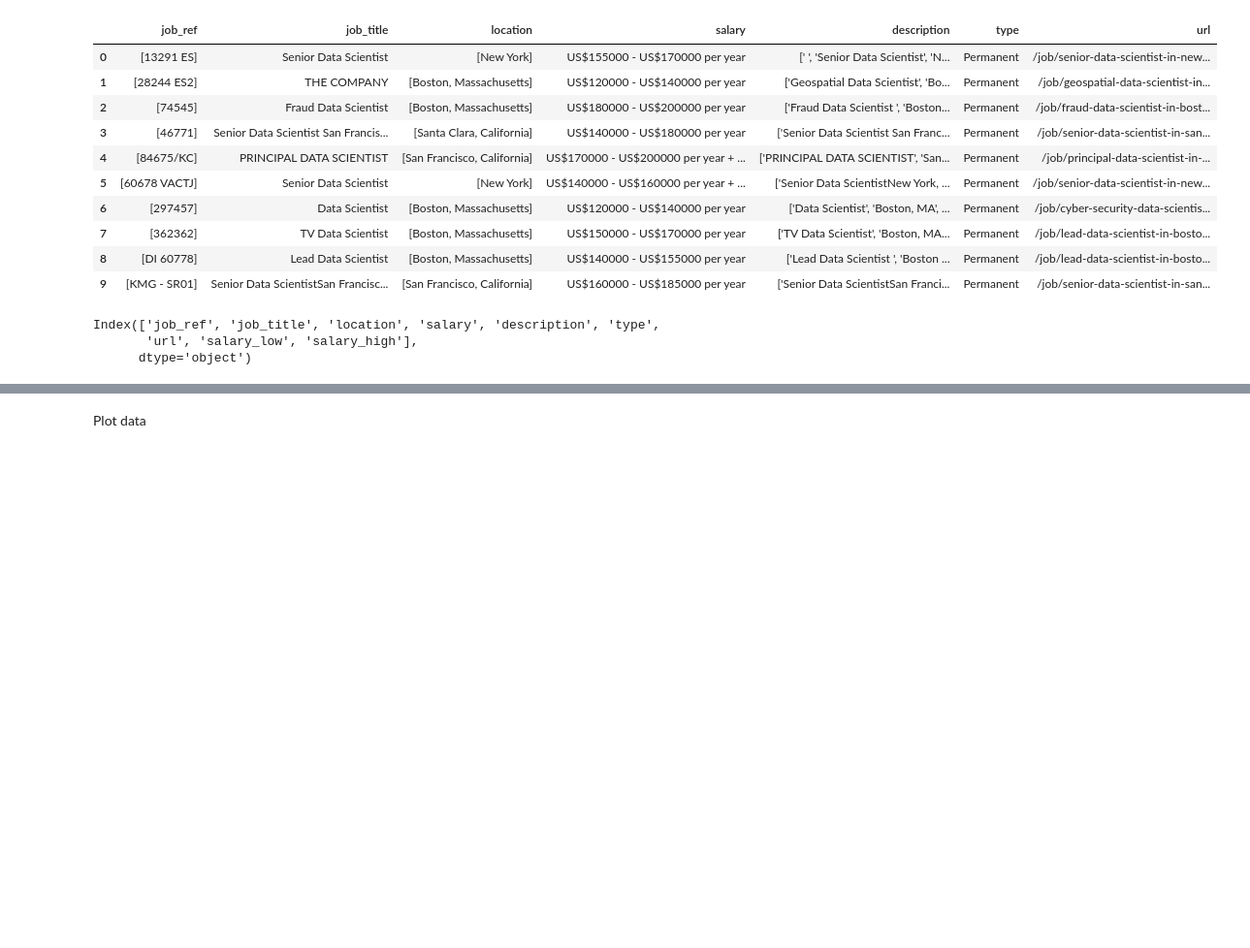
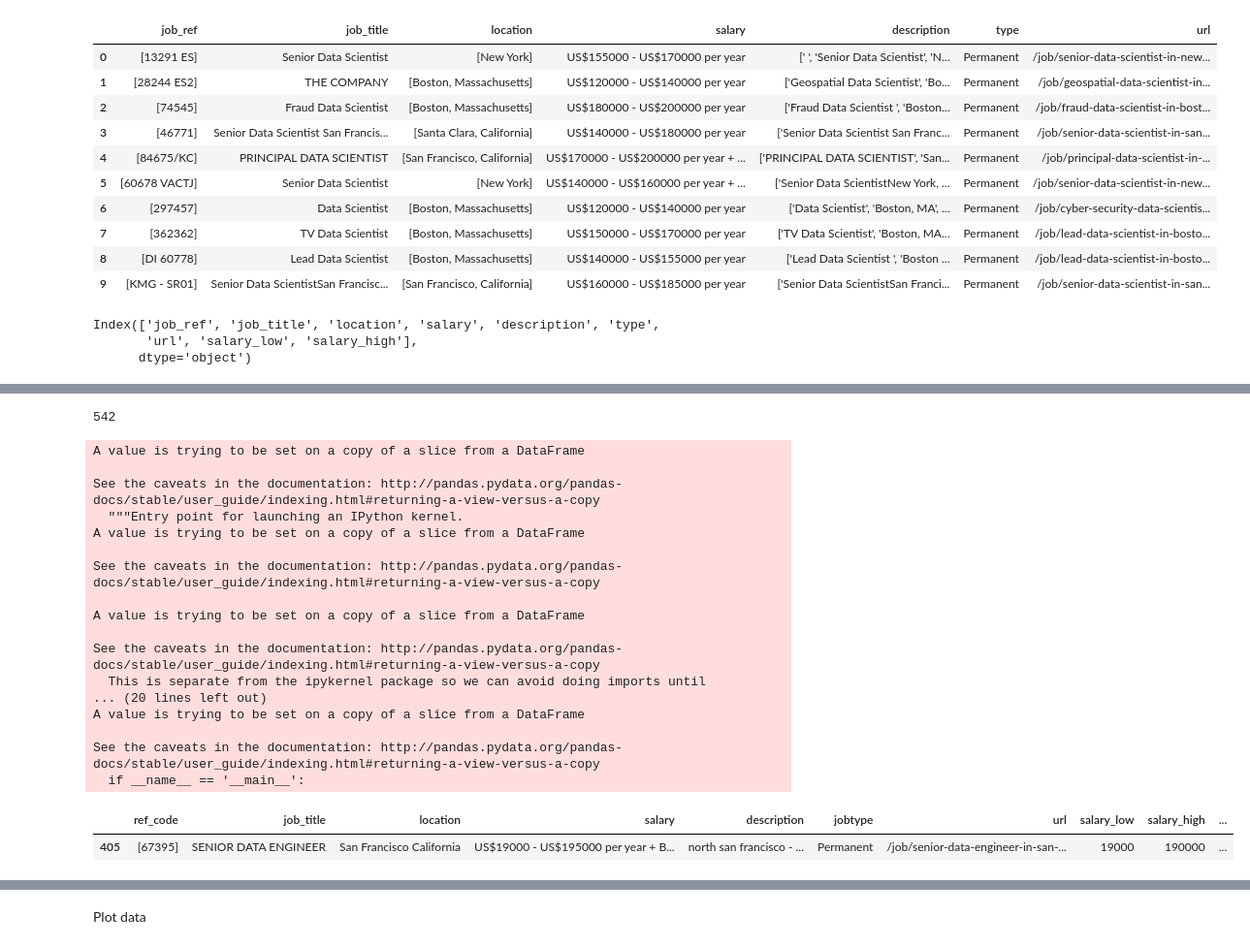
Before and after one commit to jamobe/DataScienceJobs, a Jupyter notebook: notebooks/web-scraping_harnham_USA.ipynb, the cells around one changed output, grey strips where cells are left out. Shown at 97% size. Drawn from its saved outputs; the diff is of its cells as text; code cells hidden in the pictures; blank space fills up the shorter version.

```diff
--- a/notebooks/web-scraping_harnham_USA.ipynb
+++ b/notebooks/web-scraping_harnham_USA.ipynb
@@ -180,2 +171,6 @@ info.head()
+# %%
+info.shape[0]
+# %% [output]
+542
 # %%
 #pickle the cleaned data
@@ -183 +178,36 @@ info.to_pickle("C:/Users/lundr/DataScienceJobs/data/UK11novClean.pkl")
+# %%
+
+
+info['salary_low'][308] = 110000
+info['salary_low'][399] = 220000
+info['salary_low'][403] = 90000
+info['salary_high'][403] = 100000
+info['salary_high'][405] = 190000
+info['salary_low'][427] = 150000
+info['salary_low'][472] = 140000
+info['salary_low'][477] = 121920
+info['salary_low'][539] = 243850
+
+# check for salary anomalies and manually correct
+info[info['salary_high']/info['salary_low']>3]
+# %% [output]
+A value is trying to be set on a copy of a slice from a DataFrame
+
+See the caveats in the documentation: http://pandas.pydata.org/pandas-docs/stable/user_guide/indexing.html#returning-a-view-versus-a-copy
+  """Entry point for launching an IPython kernel.
+A value is trying to be set on a copy of a slice from a DataFrame
+
+See the caveats in the documentation: http://pandas.pydata.org/pandas-docs/stable/user_guide/indexing.html#returning-a-view-versus-a-copy
+
+A value is trying to be set on a copy of a slice from a DataFrame
+
+See the caveats in the documentation: http://pandas.pydata.org/pandas-docs/stable/user_guide/indexing.html#returning-a-view-versus-a-copy
+  This is separate from the ipykernel package so we can avoid doing imports until
+... (20 lines left out)
+A value is trying to be set on a copy of a slice from a DataFrame
+
+See the caveats in the documentation: http://pandas.pydata.org/pandas-docs/stable/user_guide/indexing.html#returning-a-view-versus-a-copy
+  if __name__ == '__main__':
+|  | ref_code | job_title | location | salary | description | jobtype | url | salary_low | salary_high | ... |
+| 405 | [67395] | SENIOR DATA ENGINEER | San Francisco California | US$19000 - US$195000 per year + B... | north san francisco - ... | Permanent | /job/senior-data-engineer-in-san-... | 19000 | 190000 | ... |
 # %%
```
Also changed, not shown: parts of 9 cells of this notebook, 5 other files.
